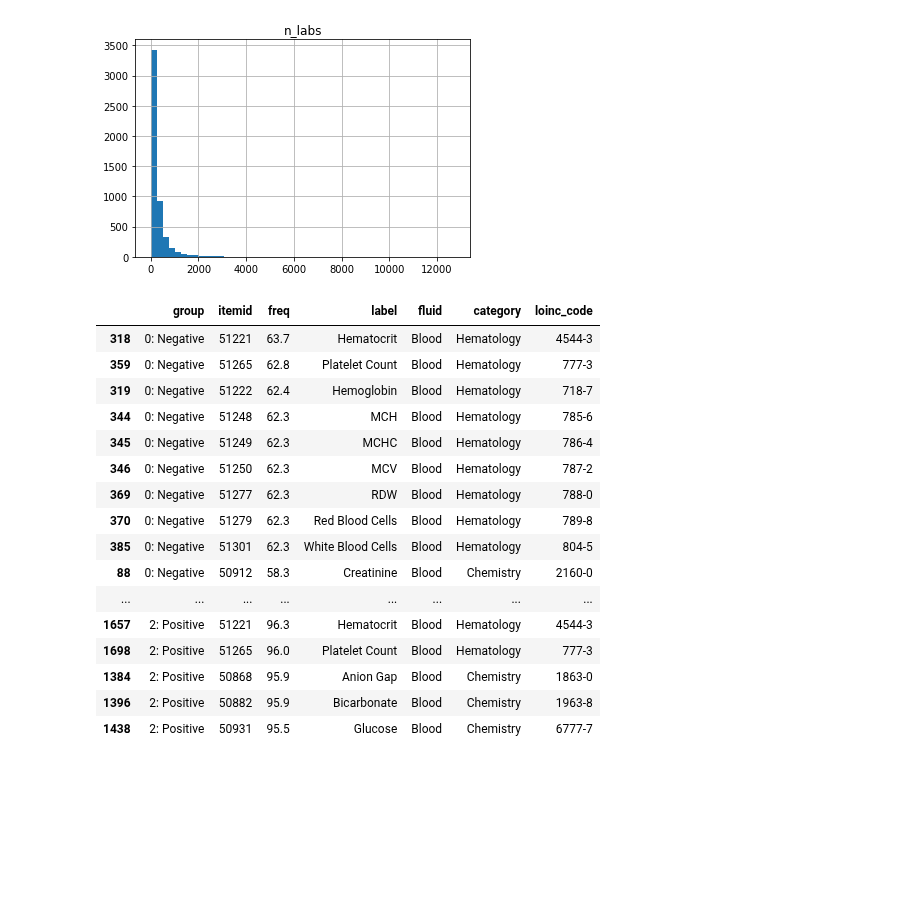
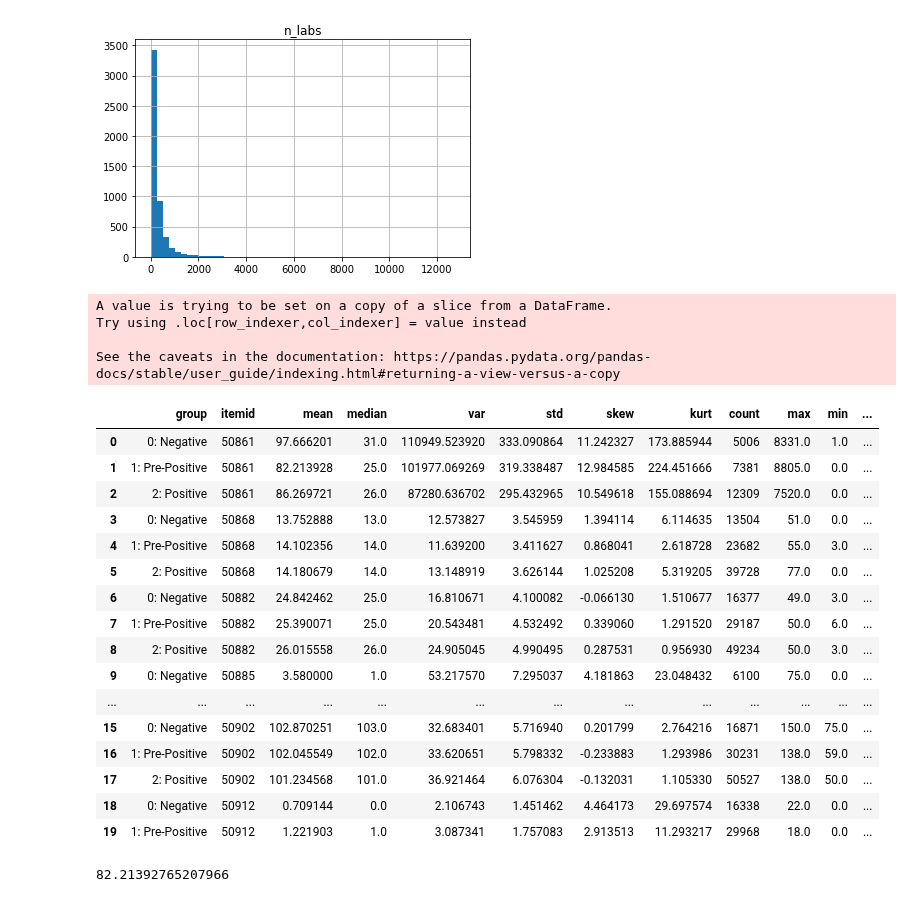
Before and after one commit to brandoncryu/disease_prediction, a Jupyter notebook: EDA_Stephen.ipynb, the cells around one changed output. Cells and saved outputs as stored; diff of their text form; code cells hidden in the pictures; blank space fills up the shorter version.

```diff
--- a/EDA_Stephen.ipynb
+++ b/EDA_Stephen.ipynb
@@ -596,25 +580,37 @@ array([[<matplotlib.axes._subplots.AxesSubplot object at 0x...>]],
 # %%
 # most common tests in each category and % missingness?
 
 top_labs= lab_events.groupby(['group', 'itemid']).agg(freq=('subject_id',lambda x: len(np.unique(x))*1000//5210/10 )).reset_index()
 top_labs = top_labs.merge(d_lab_events, how='left', on='itemid')
+top_labs = top_labs.sort_values(['group', 'freq'], ascending=[True, False]).groupby('group').head(25)
+top_labs = top_labs.itemid.unique()
+top_labs = lab_events[lab_events.itemid.isin(top_labs)]
+top_labs['value'] = top_labs.value.str.extract('(\d+)').fillna('NaN').astype(float)
+def kurt(x):
+    return pd.DataFrame(x).kurtosis()
+top_labs = top_labs.groupby(['group', 'itemid']).agg({'value':['mean', 'median', 'var', 'std', 'skew', kurt, 'count', 'max', 'min']}).reset_index().sort_values(['itemid', 'group'])
+top_labs = top_labs.set_index(['group', 'itemid'])['value'].reset_index()
+top_labs = top_labs.merge(d_lab_events[['itemid', 'label']], how='left', on='itemid')
+top_labs.head(20)
+# %% [output]
+A value is trying to be set on a copy of a slice from a DataFrame.
+Try using .loc[row_indexer,col_indexer] = value instead
+
+See the caveats in the documentation: https://pandas.pydata.org/pandas-docs/stable/user_guide/indexing.html#returning-a-view-versus-a-copy
+|  | group | itemid | mean | median | var | std | skew | kurt | count | max | min | ... |
+| 0 | 0: Negative | 50861 | 97.666201 | 31.0 | 110949.523920 | 333.090864 | 11.242327 | 173.885944 | 5006 | 8331.0 | 1.0 | ... |
+| 1 | 1: Pre-Positive | 50861 | 82.213928 | 25.0 | 101977.069269 | 319.338487 | 12.984585 | 224.451666 | 7381 | 8805.0 | 0.0 | ... |
+| 2 | 2: Positive | 50861 | 86.269721 | 26.0 | 87280.636702 | 295.432965 | 10.549618 | 155.088694 | 12309 | 7520.0 | 0.0 | ... |
+| 3 | 0: Negative | 50868 | 13.752888 | 13.0 | 12.573827 | 3.545959 | 1.394114 | 6.114635 | 13504 | 51.0 | 0.0 | ... |
+| 4 | 1: Pre-Positive | 50868 | 14.102356 | 14.0 | 11.639200 | 3.411627 | 0.868041 | 2.618728 | 23682 | 55.0 | 3.0 | ... |
+| 5 | 2: Positive | 50868 | 14.180679 | 14.0 | 13.148919 | 3.626144 | 1.025208 | 5.319205 | 39728 | 77.0 | 0.0 | ... |
+| 6 | 0: Negative | 50882 | 24.842462 | 25.0 | 16.810671 | 4.100082 | -0.066130 | 1.510677 | 16377 | 49.0 | 3.0 | ... |
+| 7 | 1: Pre-Positive | 50882 | 25.390071 | 25.0 | 20.543481 | 4.532492 | 0.339060 | 1.291520 | 29187 | 50.0 | 6.0 | ... |
+| 8 | 2: Positive | 50882 | 26.015558 | 26.0 | 24.905045 | 4.990495 | 0.287531 | 0.956930 | 49234 | 50.0 | 3.0 | ... |
+| 9 | 0: Negative | 50885 | 3.580000 | 1.0 | 53.217570 | 7.295037 | 4.181863 | 23.048432 | 6100 | 75.0 | 0.0 | ... |
+| ... | ... | ... | ... | ... | ... | ... | ... | ... | ... | ... | ... | ... |
+| 15 | 0: Negative | 50902 | 102.870251 | 103.0 | 32.683401 | 5.716940 | 0.201799 | 2.764216 | 16871 | 150.0 | 75.0 | ... |
+| 16 | 1: Pre-Positive | 50902 | 102.045549 | 102.0 | 33.620651 | 5.798332 | -0.233883 | 1.293986 | 30231 | 138.0 | 59.0 | ... |
+| 17 | 2: Positive | 50902 | 101.234568 | 101.0 | 36.921464 | 6.076304 | -0.132031 | 1.105330 | 50527 | 138.0 | 50.0 | ... |
+| 18 | 0: Negative | 50912 | 0.709144 | 0.0 | 2.106743 | 1.451462 | 4.464173 | 29.697574 | 16338 | 22.0 | 0.0 | ... |
+| 19 | 1: Pre-Positive | 50912 | 1.221903 | 1.0 | 3.087341 | 1.757083 | 2.913513 | 11.293217 | 29968 | 18.0 | 0.0 | ... |
-# %%
-top_labs.sort_values(['group', 'freq'], ascending=[True, False]).groupby('group').head(10)
-# %% [output]
-|  | group | itemid | freq | label | fluid | category | loinc_code |
-| 318 | 0: Negative | 51221 | 63.7 | Hematocrit | Blood | Hematology | 4544-3 |
-| 359 | 0: Negative | 51265 | 62.8 | Platelet Count | Blood | Hematology | 777-3 |
-| 319 | 0: Negative | 51222 | 62.4 | Hemoglobin | Blood | Hematology | 718-7 |
-| 344 | 0: Negative | 51248 | 62.3 | MCH | Blood | Hematology | 785-6 |
-| 345 | 0: Negative | 51249 | 62.3 | MCHC | Blood | Hematology | 786-4 |
-| 346 | 0: Negative | 51250 | 62.3 | MCV | Blood | Hematology | 787-2 |
-| 369 | 0: Negative | 51277 | 62.3 | RDW | Blood | Hematology | 788-0 |
-| 370 | 0: Negative | 51279 | 62.3 | Red Blood Cells | Blood | Hematology | 789-8 |
-| 385 | 0: Negative | 51301 | 62.3 | White Blood Cells | Blood | Hematology | 804-5 |
-| 88 | 0: Negative | 50912 | 58.3 | Creatinine | Blood | Chemistry | 2160-0 |
-| ... | ... | ... | ... | ... | ... | ... | ... |
-| 1657 | 2: Positive | 51221 | 96.3 | Hematocrit | Blood | Hematology | 4544-3 |
-| 1698 | 2: Positive | 51265 | 96.0 | Platelet Count | Blood | Hematology | 777-3 |
-| 1384 | 2: Positive | 50868 | 95.9 | Anion Gap | Blood | Chemistry | 1863-0 |
-| 1396 | 2: Positive | 50882 | 95.9 | Bicarbonate | Blood | Chemistry | 1963-8 |
-| 1438 | 2: Positive | 50931 | 95.5 | Glucose | Blood | Chemistry | 6777-7 |
@@ -620,0 +621,4 @@ top_labs.sort_values(['group', 'freq'], ascending=[True, False]).groupby('group'
+# %%
+a['mean']
+# %% [output]
+82.21392765207966
```
Also changed, not shown: parts of 28 cells of this notebook, 1 other file.
